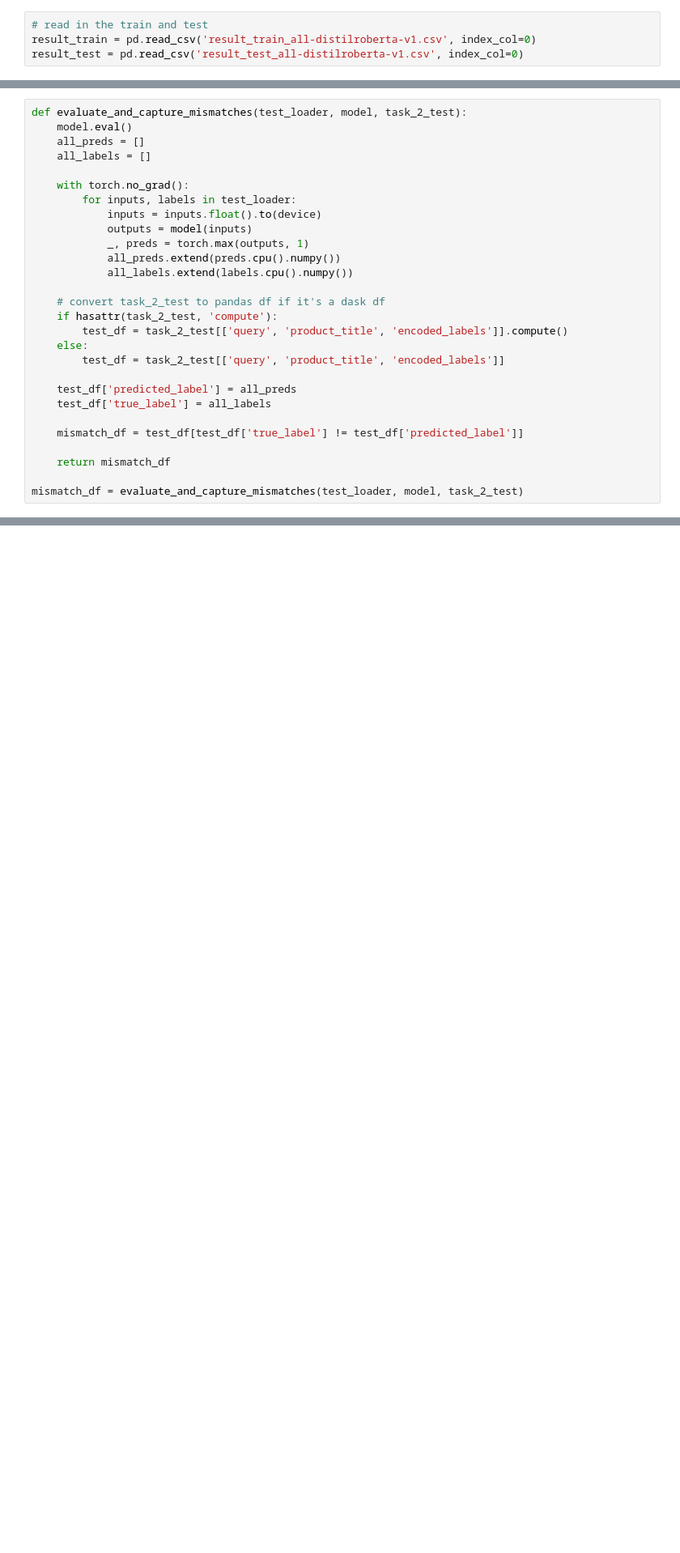
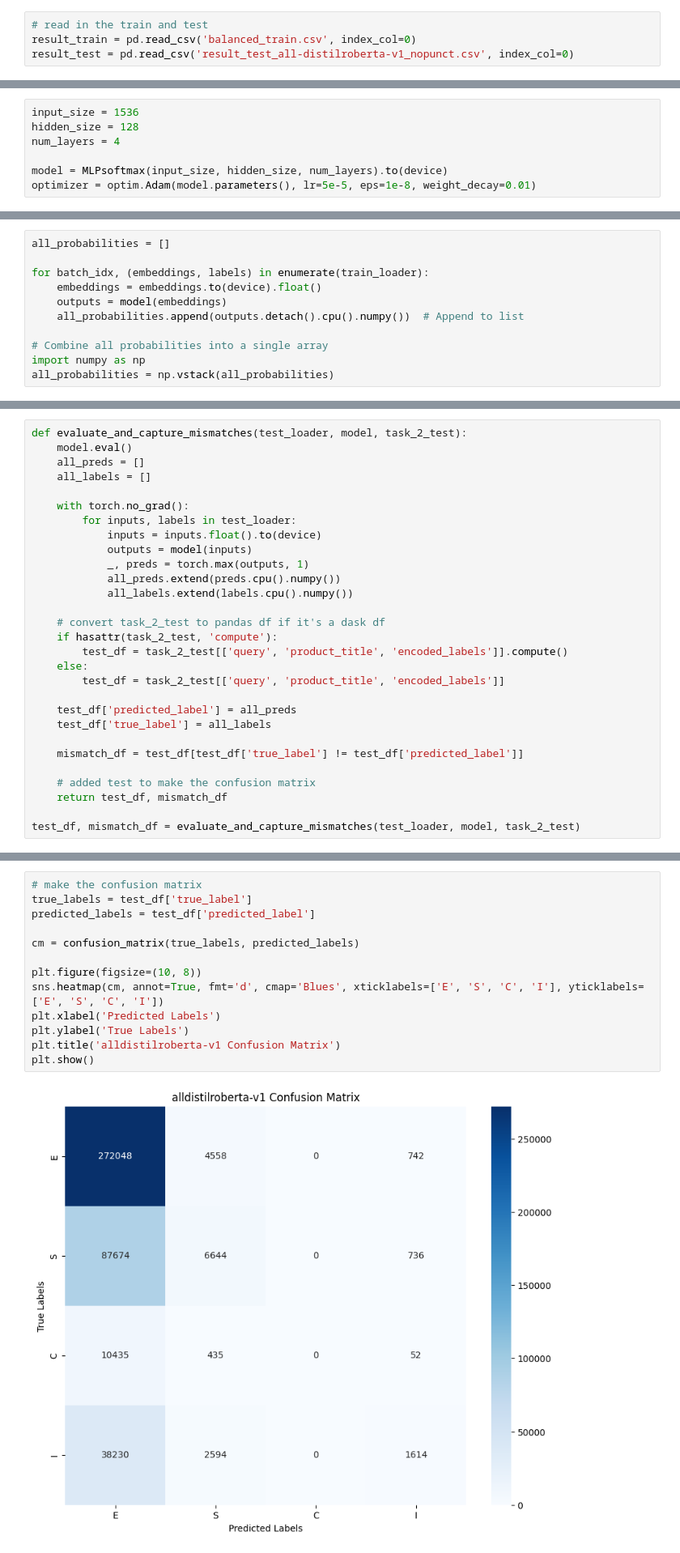
Before and after one commit to sarahlawlis/esci-shopping-queries, a Jupyter notebook: task_1/V1-team-member-2.ipynb, the cells around one changed output, grey strips where cells are left out. Shown at 81% size. Cells and saved outputs as stored; diff of their text form; blank space fills up the shorter version.

```diff
--- a/task_1/V1-team-member-2.ipynb
+++ b/task_1/V1-team-member-2.ipynb
@@ -674,8 +757,8 @@ np.save('result_test_all-distilroberta-v1.npy', result2_array)
 # Data loading the all-distilroberta Data
 # %%
 # read in the train and test
-result_train = pd.read_csv('result_train_all-distilroberta-v1.csv', index_col=0)
-result_test = pd.read_csv('result_test_all-distilroberta-v1.csv', index_col=0)
+result_train = pd.read_csv('balanced_train.csv', index_col=0)
+result_test = pd.read_csv('result_test_all-distilroberta-v1_nopunct.csv', index_col=0)
 # %%
 # Converting from DASK to Pandas
 task_2_train = task_2_train.compute()
@@ -736,2 +845,9 @@ optimizer = optim.Adam(model.parameters(), lr=5e-5, eps=1e-8, weight_decay=0.01)
+# %%
+input_size = 1536
+hidden_size = 128
+num_layers = 4
+
+model = MLPsoftmax(input_size, hidden_size, num_layers).to(device)
+optimizer = optim.Adam(model.parameters(), lr=5e-5, eps=1e-8, weight_decay=0.01)
 # %% [markdown]
 # Labeling Indicies and Data loading
@@ -775,3 +933,14 @@ Shape of embeddings: (425762, 1536)
+# %%
+all_probabilities = []
+
+for batch_idx, (embeddings, labels) in enumerate(train_loader):
+    embeddings = embeddings.to(device).float()
+    outputs = model(embeddings)
+    all_probabilities.append(outputs.detach().cpu().numpy())  # Append to list
+
+# Combine all probabilities into a single array
+import numpy as np
+all_probabilities = np.vstack(all_probabilities)
 # %% [markdown]
 # Training and Testing
 # %%
@@ -857,9 +1027,10 @@ def evaluate_and_capture_mismatches(test_loader, model, task_2_test):
 
     mismatch_df = test_df[test_df['true_label'] != test_df['predicted_label']]
 
-    return mismatch_df
+    # added test to make the confusion matrix
+    return test_df, mismatch_df
 
-mismatch_df = evaluate_and_capture_mismatches(test_loader, model, task_2_test)
+test_df, mismatch_df = evaluate_and_capture_mismatches(test_loader, model, task_2_test)
 # %% [output]
 A value is trying to be set on a copy of a slice from a DataFrame.
 Try using .loc[row_indexer,col_indexer] = value instead
@@ -902,0 +1072,15 @@ Top 10 most common words in mismatched entries:
+# %%
+# make the confusion matrix
+true_labels = test_df['true_label']
+predicted_labels = test_df['predicted_label']
+
+cm = confusion_matrix(true_labels, predicted_labels)
+
+plt.figure(figsize=(10, 8))
+sns.heatmap(cm, annot=True, fmt='d', cmap='Blues', xticklabels=['E', 'S', 'C', 'I'], yticklabels=['E', 'S', 'C', 'I'])
+plt.xlabel('Predicted Labels')
+plt.ylabel('True Labels')
+plt.title('alldistilroberta-v1 Confusion Matrix')
+plt.show()
+# %% [output]
+[figure, added]
```
Also changed, not shown: parts of 50 cells of this notebook.
